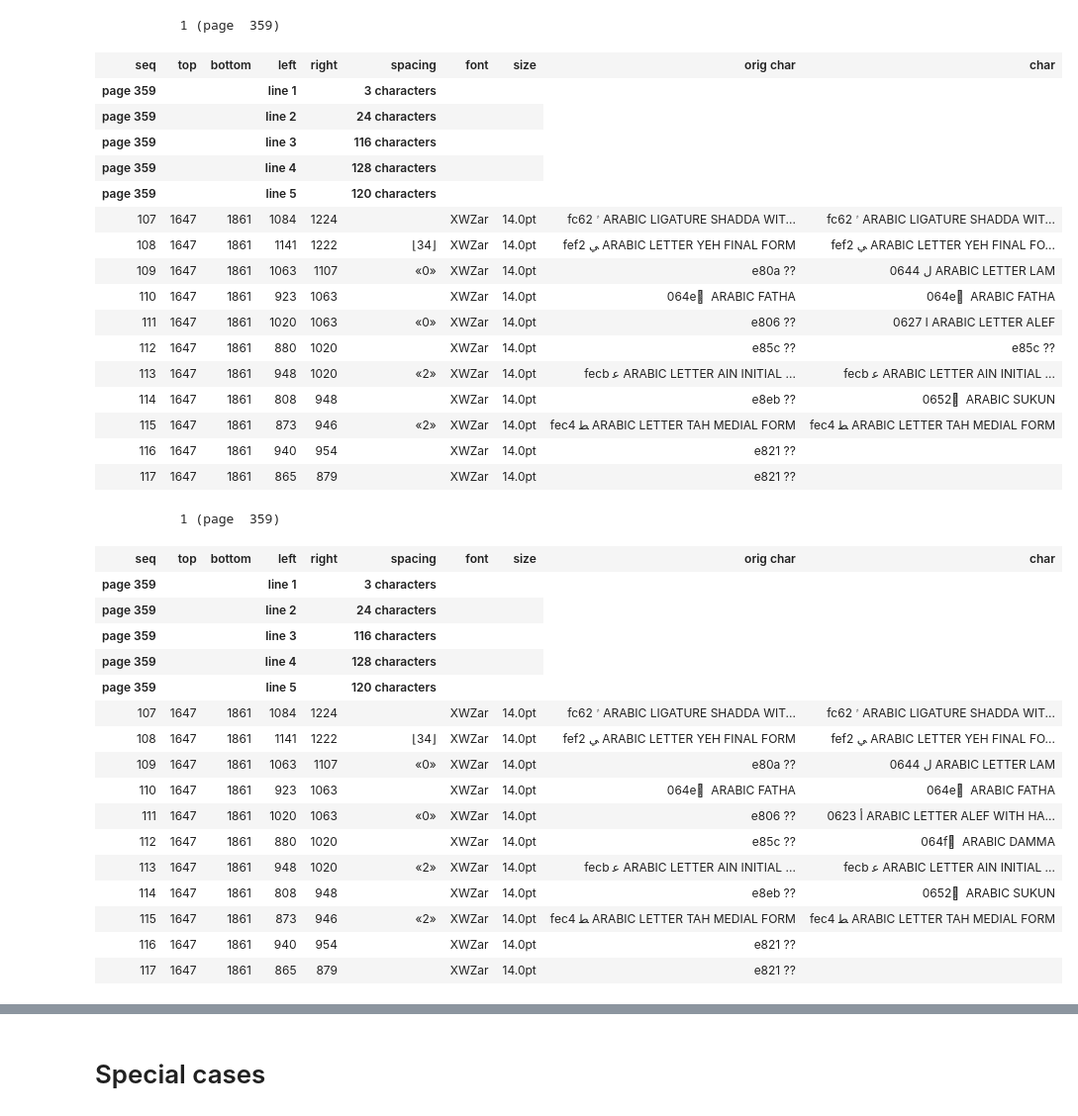
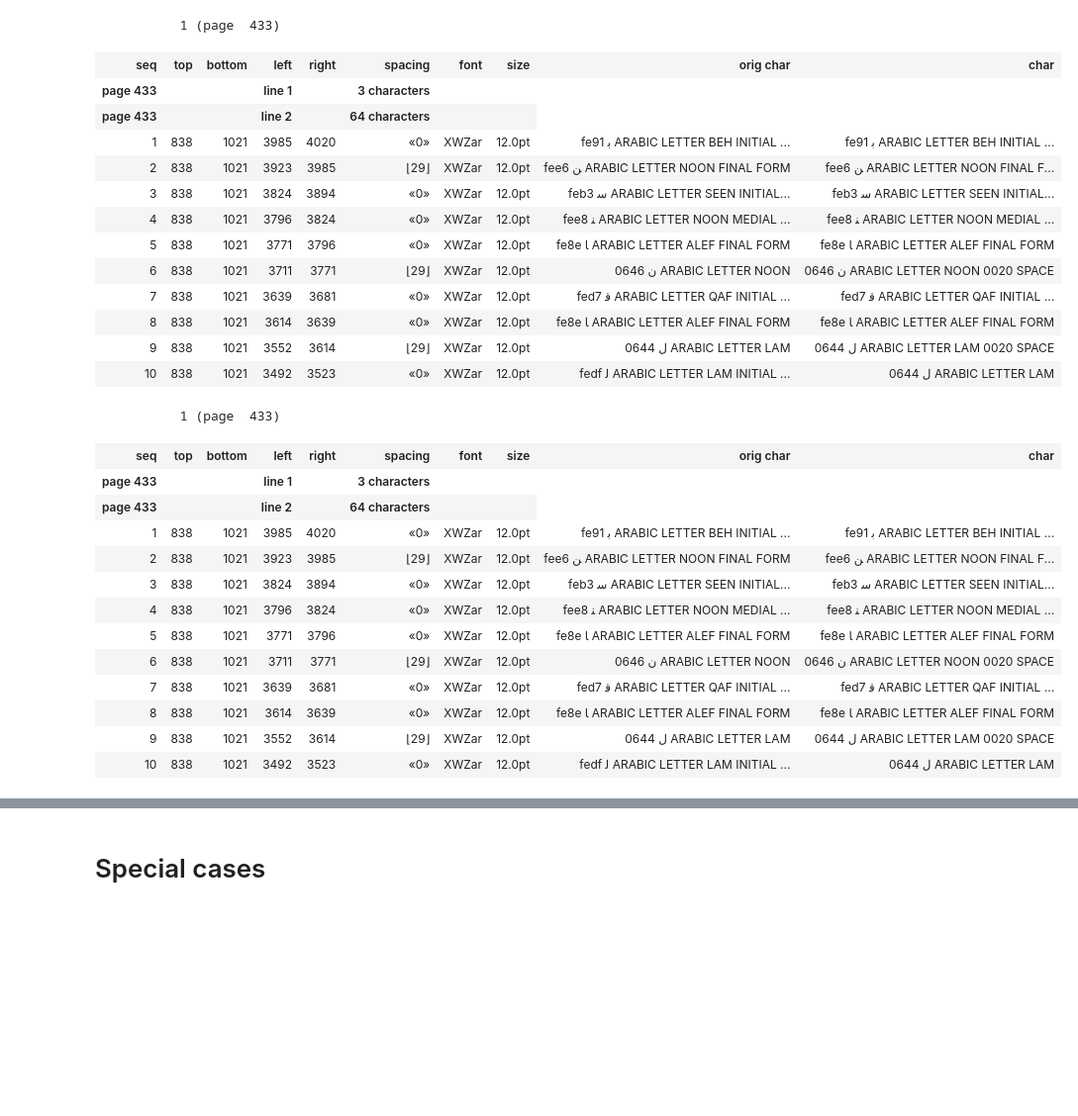
Before and after one commit to among/fusus, a Jupyter notebook: source/getTextPageWork.ipynb, the cells around one changed output, grey strips where cells are left out. Shown at 99% size. Saved outputs shown, nothing was run; the diff lists cells and outputs as text; code cells hidden in the pictures; blank space fills up the shorter version.

```diff
--- a/source/getTextPageWork.ipynb
+++ b/source/getTextPageWork.ipynb
@@ -7,7 +7,7 @@ from fusus.lakhnawi import Lakhnawi, pprint
 Lw = Lakhnawi()
 Lw.setStyle()
 # %%
-testPages = "359"
-char = "\ue85c"
+testPages = "433"
+char = "\ufe8e"
 Lw.drawPages(testPages)
 # %% [output]
@@ -16,45 +16,37 @@ page 359
 # %%
 Lw.getPages(testPages, refreshConfig=True)
-Lw.showLines(testPages, search=char)
+Lw.showLines(testPages, search=char, every=False)
 # %% [output]
-           1 (page  359)
+           1 (page  433)
 | seq | top | bottom | left | right | spacing | font | size | orig char | char |
-| page 359 |  |  | line 1 |  | 3 characters |  |  |
-| page 359 |  |  | line 2 |  | 24 characters |  |  |
-| page 359 |  |  | line 3 |  | 116 characters |  |  |
-| page 359 |  |  | line 4 |  | 128 characters |  |  |
-| page 359 |  |  | line 5 |  | 120 characters |  |  |
-| 107 | 1647 | 1861 | 1084 | 1224 |  | XWZar | 14.0pt | fc62 ﱢ ARABIC LIGATURE SHADDA WIT... | fc62 ﱢ ARABIC LIGATURE SHADDA WIT... |
-| 108 | 1647 | 1861 | 1141 | 1222 | ⌊34⌋ | XWZar | 14.0pt | fef2 ﻲ ARABIC LETTER YEH FINAL FORM | fef2 ﻲ ARABIC LETTER YEH FINAL FO... |
-| 109 | 1647 | 1861 | 1063 | 1107 | «0» | XWZar | 14.0pt | e80a ?? | 0644 ل ARABIC LETTER LAM |
-| 110 | 1647 | 1861 | 923 | 1063 |  | XWZar | 14.0pt | 064e َ ARABIC FATHA | 064e َ ARABIC FATHA |
-| 111 | 1647 | 1861 | 1020 | 1063 | «0» | XWZar | 14.0pt | e806 ?? | 0627 ا ARABIC LETTER ALEF |
-| 112 | 1647 | 1861 | 880 | 1020 |  | XWZar | 14.0pt | e85c ?? | e85c ?? |
-| 113 | 1647 | 1861 | 948 | 1020 | «2» | XWZar | 14.0pt | fecb ﻋ ARABIC LETTER AIN INITIAL ... | fecb ﻋ ARABIC LETTER AIN INITIAL ... |
-| 114 | 1647 | 1861 | 808 | 948 |  | XWZar | 14.0pt | e8eb ?? | 0652 ْ ARABIC SUKUN |
-| 115 | 1647 | 1861 | 873 | 946 | «2» | XWZar | 14.0pt | fec4 ﻄ ARABIC LETTER TAH MEDIAL FORM | fec4 ﻄ ARABIC LETTER TAH MEDIAL FORM |
-| 116 | 1647 | 1861 | 940 | 954 |  | XWZar | 14.0pt | e821 ?? |  |
-| 117 | 1647 | 1861 | 865 | 879 |  | XWZar | 14.0pt | e821 ?? |  |
+| page 433 |  |  | line 1 |  | 3 characters |  |  |
+| page 433 |  |  | line 2 |  | 64 characters |  |  |
+| 1 | 838 | 1021 | 3985 | 4020 | «0» | XWZar | 12.0pt | fe91 ﺑ ARABIC LETTER BEH INITIAL ... | fe91 ﺑ ARABIC LETTER BEH INITIAL ... |
+| 2 | 838 | 1021 | 3923 | 3985 | ⌊29⌋ | XWZar | 12.0pt | fee6 ﻦ ARABIC LETTER NOON FINAL FORM | fee6 ﻦ ARABIC LETTER NOON FINAL F... |
+| 3 | 838 | 1021 | 3824 | 3894 | «0» | XWZar | 12.0pt | feb3 ﺳ ARABIC LETTER SEEN INITIAL... | feb3 ﺳ ARABIC LETTER SEEN INITIAL... |
+| 4 | 838 | 1021 | 3796 | 3824 | «0» | XWZar | 12.0pt | fee8 ﻨ ARABIC LETTER NOON MEDIAL ... | fee8 ﻨ ARABIC LETTER NOON MEDIAL ... |
+| 5 | 838 | 1021 | 3771 | 3796 | «0» | XWZar | 12.0pt | fe8e ﺎ ARABIC LETTER ALEF FINAL FORM | fe8e ﺎ ARABIC LETTER ALEF FINAL FORM |
+| 6 | 838 | 1021 | 3711 | 3771 | ⌊29⌋ | XWZar | 12.0pt | 0646 ن ARABIC LETTER NOON | 0646 ن ARABIC LETTER NOON 0020 SPACE |
+| 7 | 838 | 1021 | 3639 | 3681 | «0» | XWZar | 12.0pt | fed7 ﻗ ARABIC LETTER QAF INITIAL ... | fed7 ﻗ ARABIC LETTER QAF INITIAL ... |
+| 8 | 838 | 1021 | 3614 | 3639 | «0» | XWZar | 12.0pt | fe8e ﺎ ARABIC LETTER ALEF FINAL FORM | fe8e ﺎ ARABIC LETTER ALEF FINAL FORM |
+| 9 | 838 | 1021 | 3552 | 3614 | ⌊29⌋ | XWZar | 12.0pt | 0644 ل ARABIC LETTER LAM | 0644 ل ARABIC LETTER LAM 0020 SPACE |
+| 10 | 838 | 1021 | 3492 | 3523 | «0» | XWZar | 12.0pt | fedf ﻟ ARABIC LETTER LAM INITIAL ... | 0644 ل ARABIC LETTER LAM |
 # %%
 Lw.getPages(testPages, refreshConfig=True)
 # Lw.showReplacements(isApplied=False)
-Lw.showLines(testPages, search=char, orig=True)
+Lw.showLines(testPages, search=char, orig=True, every=False)
 # %% [output]
-           1 (page  359)
+           1 (page  433)
 | seq | top | bottom | left | right | spacing | font | size | orig char | char |
-| page 359 |  |  | line 1 |  | 3 characters |  |  |
-| page 359 |  |  | line 2 |  | 24 characters |  |  |
-| page 359 |  |  | line 3 |  | 116 characters |  |  |
-| page 359 |  |  | line 4 |  | 128 characters |  |  |
-| page 359 |  |  | line 5 |  | 120 characters |  |  |
-| 107 | 1647 | 1861 | 1084 | 1224 |  | XWZar | 14.0pt | fc62 ﱢ ARABIC LIGATURE SHADDA WIT... | fc62 ﱢ ARABIC LIGATURE SHADDA WIT... |
-| 108 | 1647 | 1861 | 1141 | 1222 | ⌊34⌋ | XWZar | 14.0pt | fef2 ﻲ ARABIC LETTER YEH FINAL FORM | fef2 ﻲ ARABIC LETTER YEH FINAL FO... |
-| 109 | 1647 | 1861 | 1063 | 1107 | «0» | XWZar | 14.0pt | e80a ?? | 0644 ل ARABIC LETTER LAM |
-| 110 | 1647 | 1861 | 923 | 1063 |  | XWZar | 14.0pt | 064e َ ARABIC FATHA | 064e َ ARABIC FATHA |
-| 111 | 1647 | 1861 | 1020 | 1063 | «0» | XWZar | 14.0pt | e806 ?? | 0623 أ ARABIC LETTER ALEF WITH HA... |
-| 112 | 1647 | 1861 | 880 | 1020 |  | XWZar | 14.0pt | e85c ?? | 064f ُ ARABIC DAMMA |
-| 113 | 1647 | 1861 | 948 | 1020 | «2» | XWZar | 14.0pt | fecb ﻋ ARABIC LETTER AIN INITIAL ... | fecb ﻋ ARABIC LETTER AIN INITIAL ... |
-| 114 | 1647 | 1861 | 808 | 948 |  | XWZar | 14.0pt | e8eb ?? | 0652 ْ ARABIC SUKUN |
-| 115 | 1647 | 1861 | 873 | 946 | «2» | XWZar | 14.0pt | fec4 ﻄ ARABIC LETTER TAH MEDIAL FORM | fec4 ﻄ ARABIC LETTER TAH MEDIAL FORM |
-| 116 | 1647 | 1861 | 940 | 954 |  | XWZar | 14.0pt | e821 ?? |  |
-| 117 | 1647 | 1861 | 865 | 879 |  | XWZar | 14.0pt | e821 ?? |  |
+| page 433 |  |  | line 1 |  | 3 characters |  |  |
+| page 433 |  |  | line 2 |  | 64 characters |  |  |
+| 1 | 838 | 1021 | 3985 | 4020 | «0» | XWZar | 12.0pt | fe91 ﺑ ARABIC LETTER BEH INITIAL ... | fe91 ﺑ ARABIC LETTER BEH INITIAL ... |
+| 2 | 838 | 1021 | 3923 | 3985 | ⌊29⌋ | XWZar | 12.0pt | fee6 ﻦ ARABIC LETTER NOON FINAL FORM | fee6 ﻦ ARABIC LETTER NOON FINAL F... |
+| 3 | 838 | 1021 | 3824 | 3894 | «0» | XWZar | 12.0pt | feb3 ﺳ ARABIC LETTER SEEN INITIAL... | feb3 ﺳ ARABIC LETTER SEEN INITIAL... |
+| 4 | 838 | 1021 | 3796 | 3824 | «0» | XWZar | 12.0pt | fee8 ﻨ ARABIC LETTER NOON MEDIAL ... | fee8 ﻨ ARABIC LETTER NOON MEDIAL ... |
+| 5 | 838 | 1021 | 3771 | 3796 | «0» | XWZar | 12.0pt | fe8e ﺎ ARABIC LETTER ALEF FINAL FORM | fe8e ﺎ ARABIC LETTER ALEF FINAL FORM |
+| 6 | 838 | 1021 | 3711 | 3771 | ⌊29⌋ | XWZar | 12.0pt | 0646 ن ARABIC LETTER NOON | 0646 ن ARABIC LETTER NOON 0020 SPACE |
+| 7 | 838 | 1021 | 3639 | 3681 | «0» | XWZar | 12.0pt | fed7 ﻗ ARABIC LETTER QAF INITIAL ... | fed7 ﻗ ARABIC LETTER QAF INITIAL ... |
+| 8 | 838 | 1021 | 3614 | 3639 | «0» | XWZar | 12.0pt | fe8e ﺎ ARABIC LETTER ALEF FINAL FORM | fe8e ﺎ ARABIC LETTER ALEF FINAL FORM |
+| 9 | 838 | 1021 | 3552 | 3614 | ⌊29⌋ | XWZar | 12.0pt | 0644 ل ARABIC LETTER LAM | 0644 ل ARABIC LETTER LAM 0020 SPACE |
+| 10 | 838 | 1021 | 3492 | 3523 | «0» | XWZar | 12.0pt | fedf ﻟ ARABIC LETTER LAM INITIAL ... | 0644 ل ARABIC LETTER LAM |
```
Also changed, not shown: parts of 8 cells of this notebook, 2 other files.
